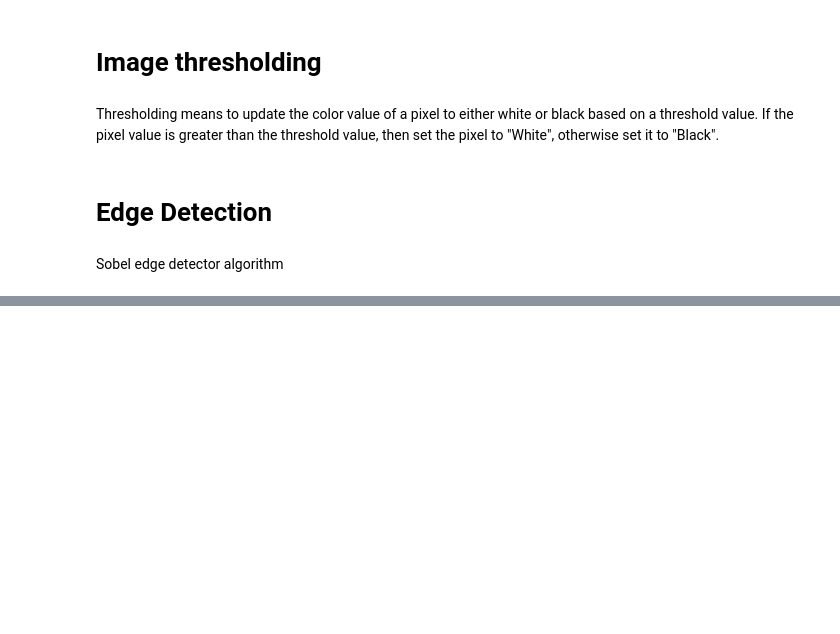
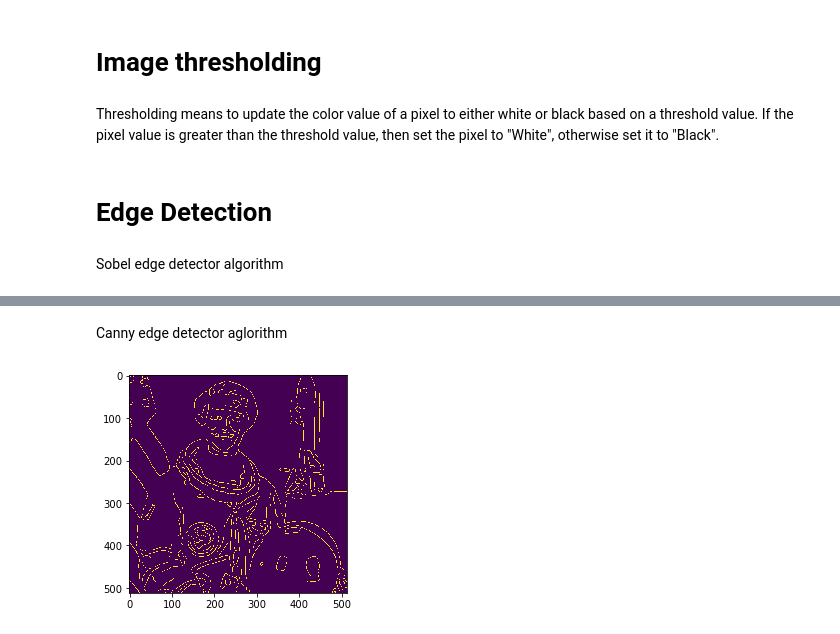
Before and after one commit to gigwegbe/Computer-Vision-with-Python-3, a Jupyter notebook: Chapter_02/Filters and Features.ipynb, the cells around one changed output, grey strips where cells are left out. Saved outputs shown, nothing was run; the diff lists cells and outputs as text; code cells hidden in the pictures; blank space fills up the shorter version.

Commit message:
Canny edge detector

```diff
--- a/Chapter_02/Filters and Features.ipynb
+++ b/Chapter_02/Filters and Features.ipynb
@@ -120,0 +123,13 @@ plt.show()
+# %% [markdown]
+Canny edge detector aglorithm
+# %%
+from skimage import io
+from skimage import feature
+from skimage import color
+img = io.imread("images/image.jpg")
+img = color.rgb2gray(img)
+edge = feature.canny(img, 3)
+plt.imshow(edge)
+plt.show()
+# %% [output]
+[figure, added]
```
Also changed, not shown: parts of 1 cell of this notebook.
